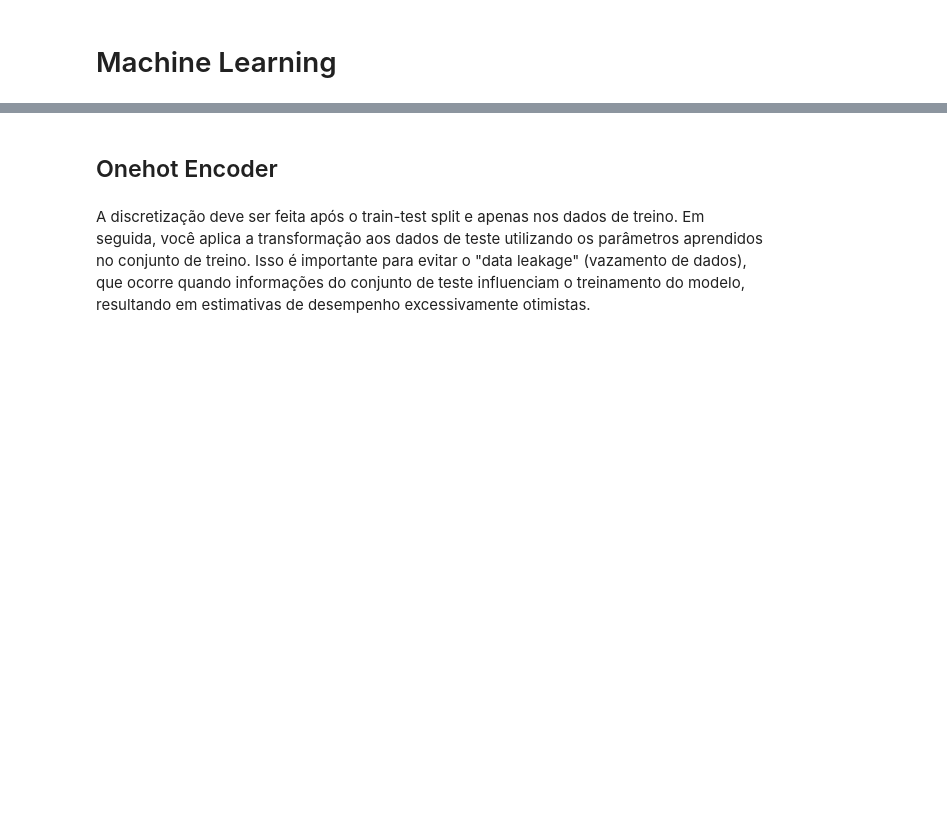
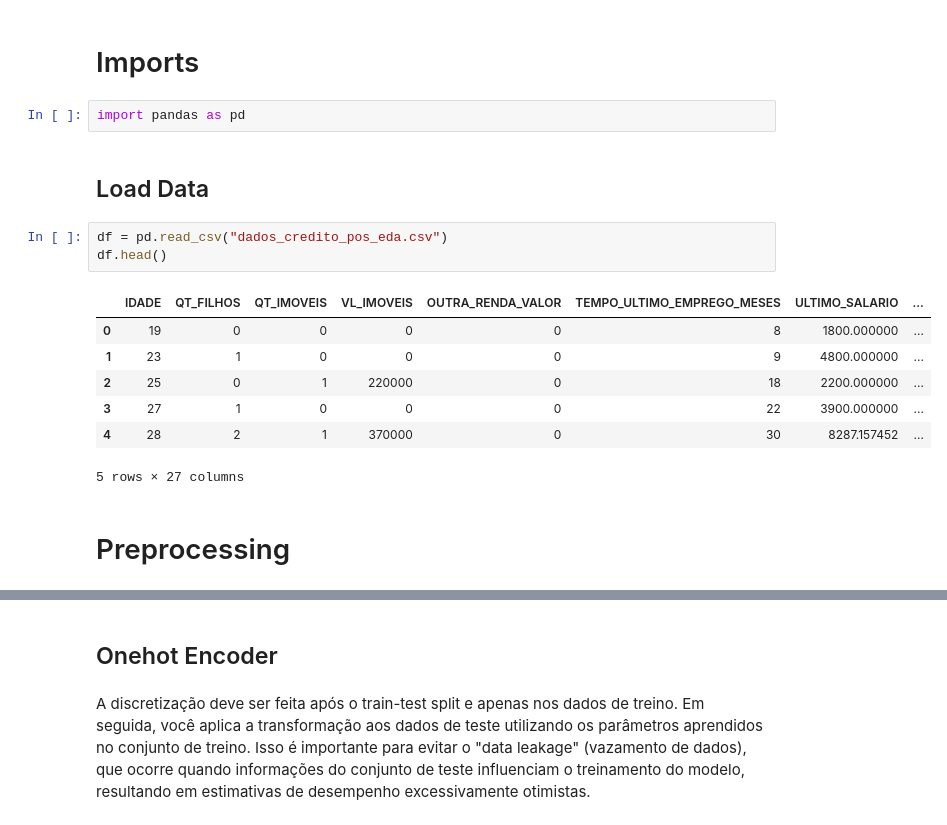
Before and after one commit to AnnaPaulaFigueiredo/credit-score, a Jupyter notebook: machine_learning_models.ipynb, the cells around one changed output, grey strips where cells are left out. Cells and saved outputs as stored; diff of their text form; blank space fills up the shorter version.

```diff
--- a/machine_learning_models.ipynb
+++ b/machine_learning_models.ipynb
@@ -1,2 +1,19 @@
-# %% [markdown]
-# Machine Learning
+# %% [markdown]
+# Imports
+# %%
+import pandas as pd
+# %% [markdown]
+## Load Data
+# %%
+df = pd.read_csv("dados_credito_pos_eda.csv")
+df.head()
+# %% [output]
+|  | IDADE | QT_FILHOS | QT_IMOVEIS | VL_IMOVEIS | OUTRA_RENDA_VALOR | TEMPO_ULTIMO_EMPREGO_MESES | ULTIMO_SALARIO | ... |
+| 0 | 19 | 0 | 0 | 0 | 0 | 8 | 1800.000000 | ... |
+| 1 | 23 | 1 | 0 | 0 | 0 | 9 | 4800.000000 | ... |
+| 2 | 25 | 0 | 1 | 220000 | 0 | 18 | 2200.000000 | ... |
+| 3 | 27 | 1 | 0 | 0 | 0 | 22 | 3900.000000 | ... |
+| 4 | 28 | 2 | 1 | 370000 | 0 | 30 | 8287.157452 | ... |
+5 rows × 27 columns
+# %% [markdown]
+# Preprocessing
```
Also changed, not shown: parts of 3 cells of this notebook, 1 other file.
